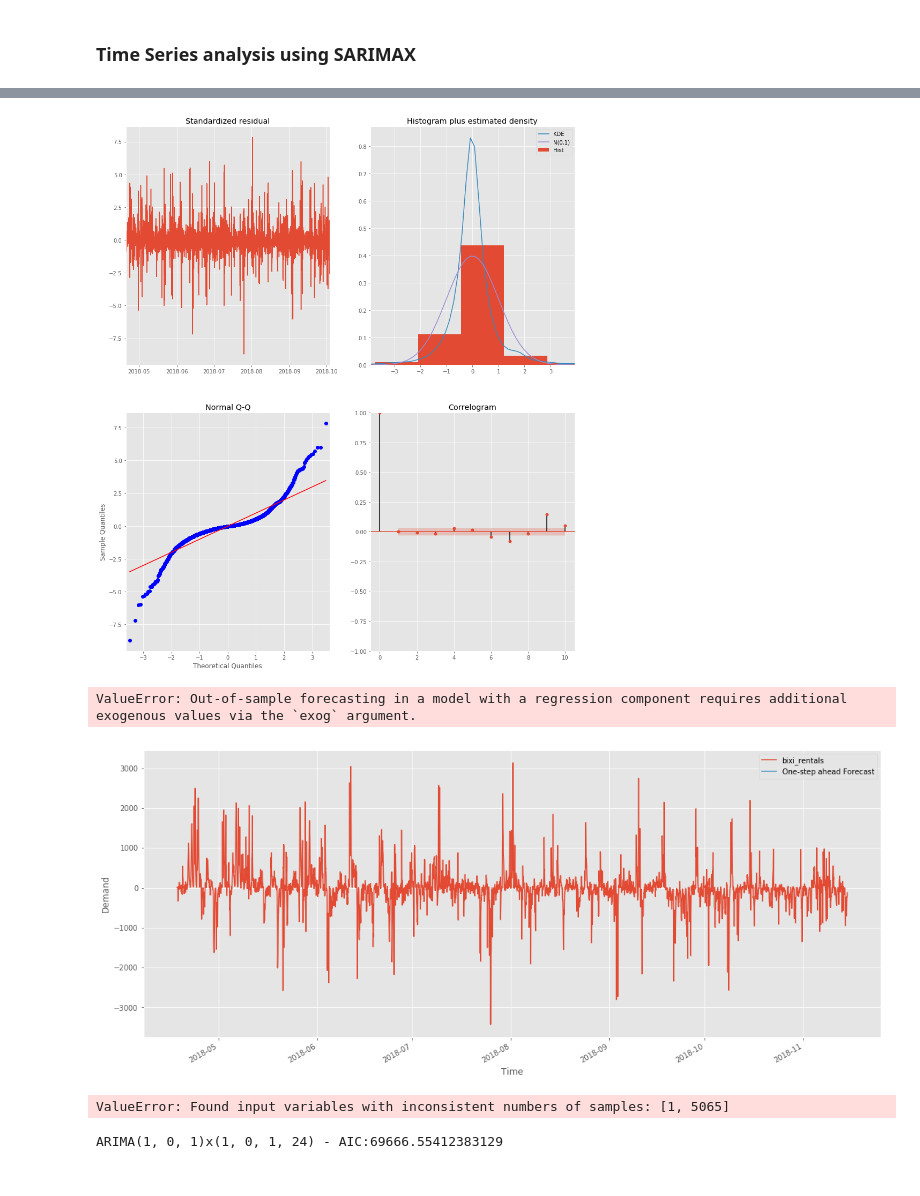
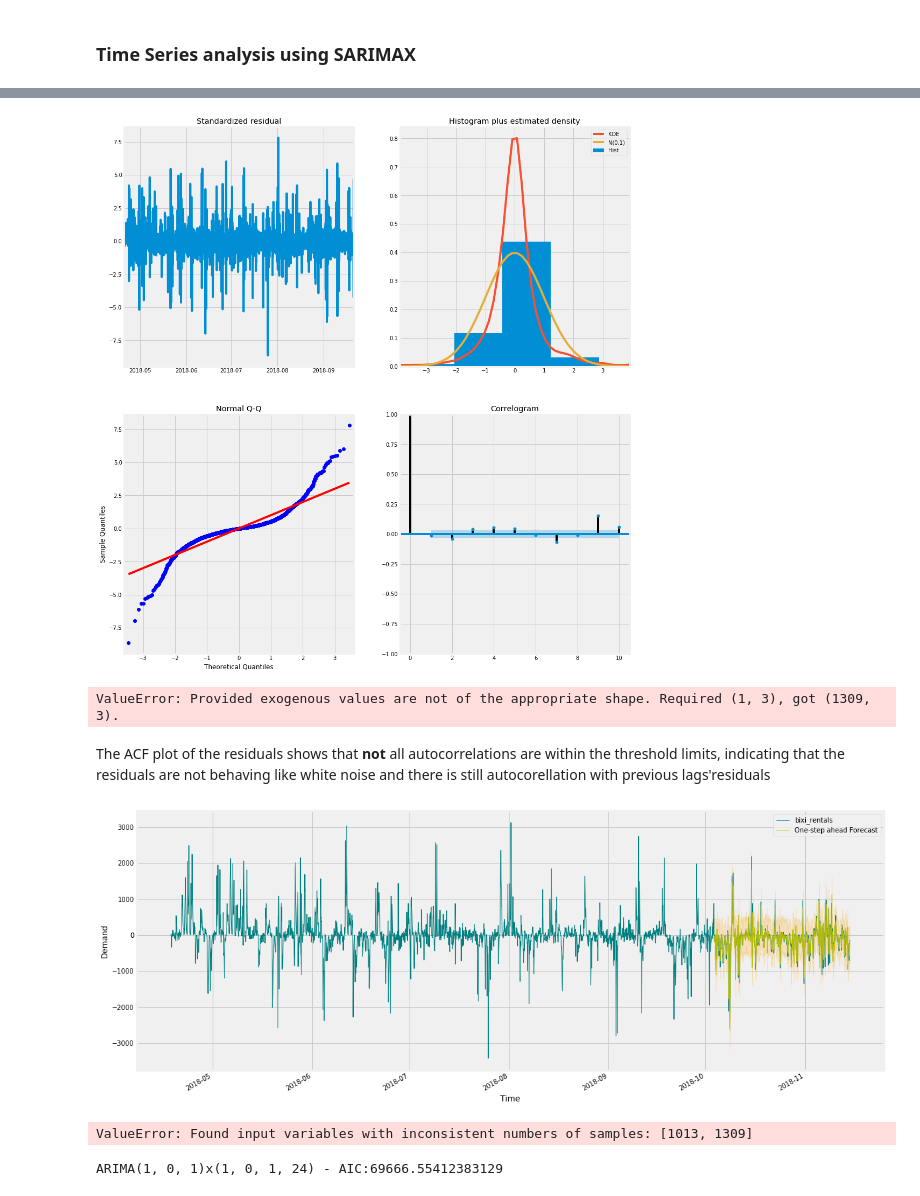
Before and after one commit to Rimab55/Forecasting_Bixi_Bikeshare_rentals, a Jupyter notebook: Time_Series.ipynb, the cells around one changed output, grey strips where cells are left out. Saved outputs shown, nothing was run; the diff lists cells and outputs as text; code cells hidden in the pictures.

```diff
--- a/Time_Series.ipynb
+++ b/Time_Series.ipynb
@@ -246,5 +303,6 @@ plt.show
 # %%
-X_shift = X[168:] # No need to substract values from one week before for the weather
+# Test size of 1309 to be consistent with size used in Random Forest regressor (25% of data to test)
 
-y_train, y_test = y_shift[:4052], y_shift[4052:] # Autoregression
-X_train, X_test = X_shift[:4052], X_shift[4052:] # Exogenous variables
+X_shift = X[168:] # No need to substract values from one week before for the weather to correspond to rental values
+y_train, y_test = y_shift[:3756], y_shift[3756:] # Autoregression
+X_train, X_test = X_shift[:3756], X_shift[3756:] # Exogenous variables
@@ -265,0 +359,11 @@ KeyboardInterrupt:
+# %%
+mod = sm.tsa.statespace.SARIMAX(
+    endog = y_train,
+    exog = X_train,
+    order=(1,0,1),
+    seasonal_order=(1,0,2,24),
+    enforce_stationarity=False,
+    enforce_invertibility=False)
+
+output = mod.fit()
+output.summary()
@@ -266,44 +395,46 @@ KeyboardInterrupt:
 # %%
 output.plot_diagnostics(figsize=(15, 18));
 # %% [output]
-[figure, old version]
+[figure, new version]
 # %%
-pred = output.get_prediction(start = 4052, dynamic=False, alpha =  0.05)
+pred = output.get_prediction(start = 3756, exog =X_test  ,dynamic=False, alpha =  0.05)
 pred_conf = pred.conf_int()
 # %% [output]
-ValueError: Out-of-sample forecasting in a model with a regression component requires additional exogenous values via the `exog` argument.
+ValueError: Provided exogenous values are not of the appropriate shape. Required (1, 3), got (1309, 3).
+# %% [markdown]
+ The ACF plot of the residuals shows that **not** all autocorrelations are within the threshold limits, indicating that the residuals are not behaving like white noise and there is still autocorellation with previous lags'residuals
 # %%
 # rcParams['figure.figsize'] = 20,12
 
 #Plot observed values
-ax = y_shift.plot(label='observed')
+ax = y_shift.plot(label='observed', linewidth = 1, c = 'teal')
 
 #Plot predicted values
-pred.predicted_mean.plot(ax=ax, label='One-step ahead Forecast', alpha=.9)
+pred.predicted_mean.plot(ax=ax, label='One-step ahead Forecast', alpha=.9, linewidth = 1, c = 'y')
 
 #Plot the range for confidence intervals
 ax.fill_between(pred_conf.index,
                 pred_conf.iloc[:, 0],
-                pred_conf.iloc[:, 1], color='g', alpha=.5)
+                pred_conf.iloc[:, 1], color='orange', alpha=.22)
 
 #Set axes labels
 ax.set_xlabel('Time')
 ax.set_ylabel('Demand')
 plt.legend()
 
 plt.show()
 # %% [output]
-[figure, old version]
+[figure, new version]
 # %%
 # Get the Real and predicted values
 forecast = pred.predicted_mean.values
-real = y_shift.values.flatten()
+real = y_test.values.flatten()
 
 # RMSE
 print('The Root Mean Squared Error of forecast is {}'.format(np.sqrt(mean_squared_error(forecast,real))))
 print('R2 score is {}'.format(r2_score(forecast,real)))
 # %% [output]
-ValueError: Found input variables with inconsistent numbers of samples: [1, 5065]
+ValueError: Found input variables with inconsistent numbers of samples: [1013, 1309]
 # %%
 # SARIMAX(1, 0, 1)x(0, 1, 1, 24) - AIC:72999.18045610248 - best so far with X
 # SARIMAX(1, 0, 1)x(1, 1, 1, 24) - AIC 72454.686 - best so far
```
Also changed, not shown: parts of 50 cells of this notebook.
